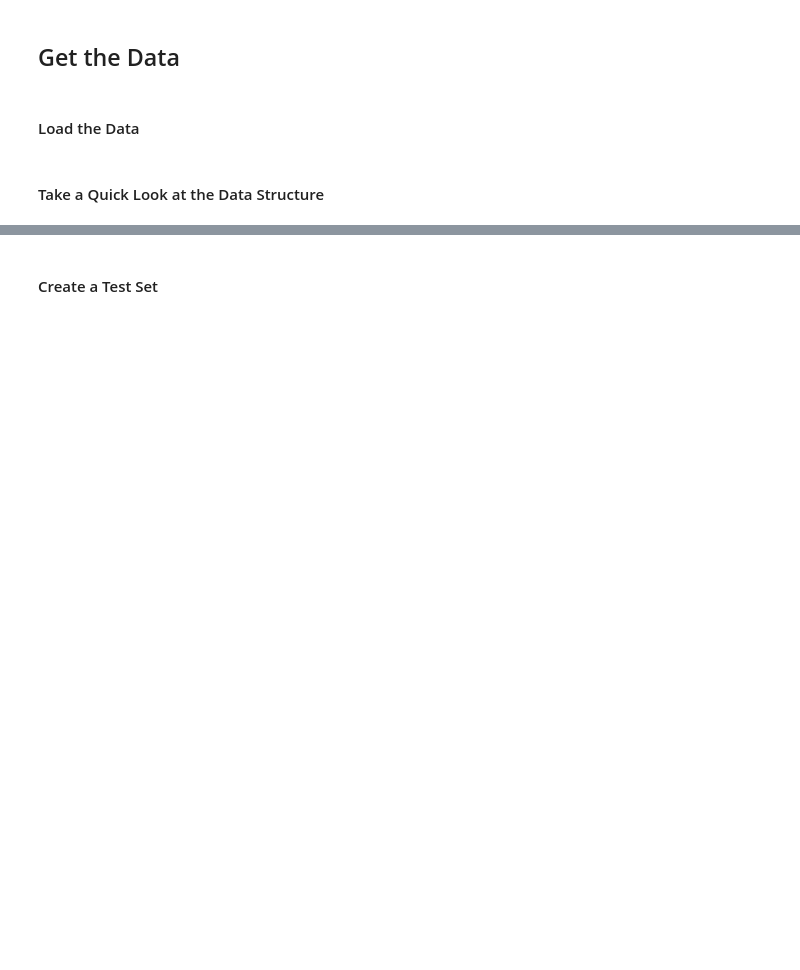
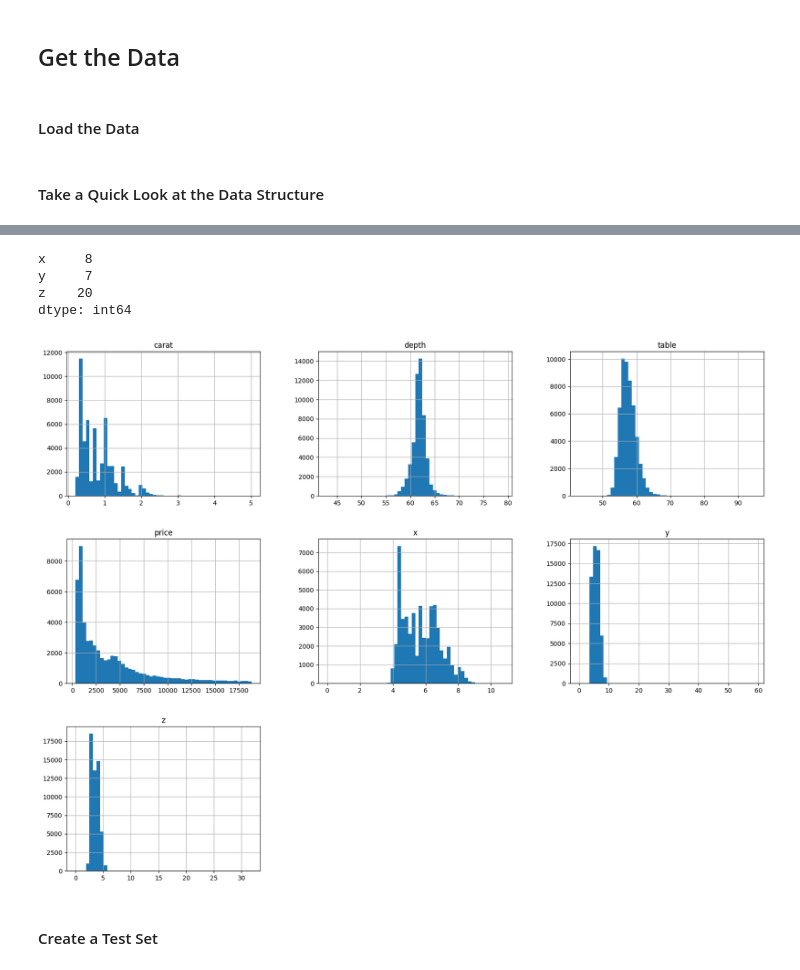
Before and after one commit to Artem259/univ4.2_ISM, a Jupyter notebook: lab5/personal_task.ipynb, the cells around one changed output, grey strips where cells are left out. Drawn from its saved outputs; the diff is of its cells as text; code cells hidden in the pictures; blank space fills up the shorter version.

```diff
--- a/lab5/personal_task.ipynb
+++ b/lab5/personal_task.ipynb
@@ -20,7 +20,7 @@ dataset_tgz.extractall(path=UNPACKED_DIR)
 dataset_tgz.close()
 # %%
 csv_path = os.path.join(UNPACKED_DIR, DATASET_NAME + ".csv")
-housing = pd.read_csv(csv_path)
+diamonds = pd.read_csv(csv_path)
 # %% [markdown]
 #### Take a Quick Look at the Data Structure
 # %%
@@ -38,10 +103,17 @@ housing.describe()
 # %%
-housing[["x", "y", "z"]][housing[["x", "y", "z"]] == 0].count()
+diamonds[["x", "y", "z"]][diamonds[["x", "y", "z"]] == 0].count()
+# %% [output]
+x     8
+y     7
+z    20
+dtype: int64
 # %%
-housing.drop("Unnamed: 0", axis=1, inplace=True)
+diamonds.drop("Unnamed: 0", axis=1, inplace=True)
 # %%
-housing.hist(bins=50, figsize=(20, 15))
+diamonds.hist(bins=50, figsize=(20, 15))
 plt.show()
+# %% [output]
+[figure, added]
 # %% [markdown]
 #### Create a Test Set
 # %%
```
Also changed, not shown: parts of 69 cells of this notebook.
